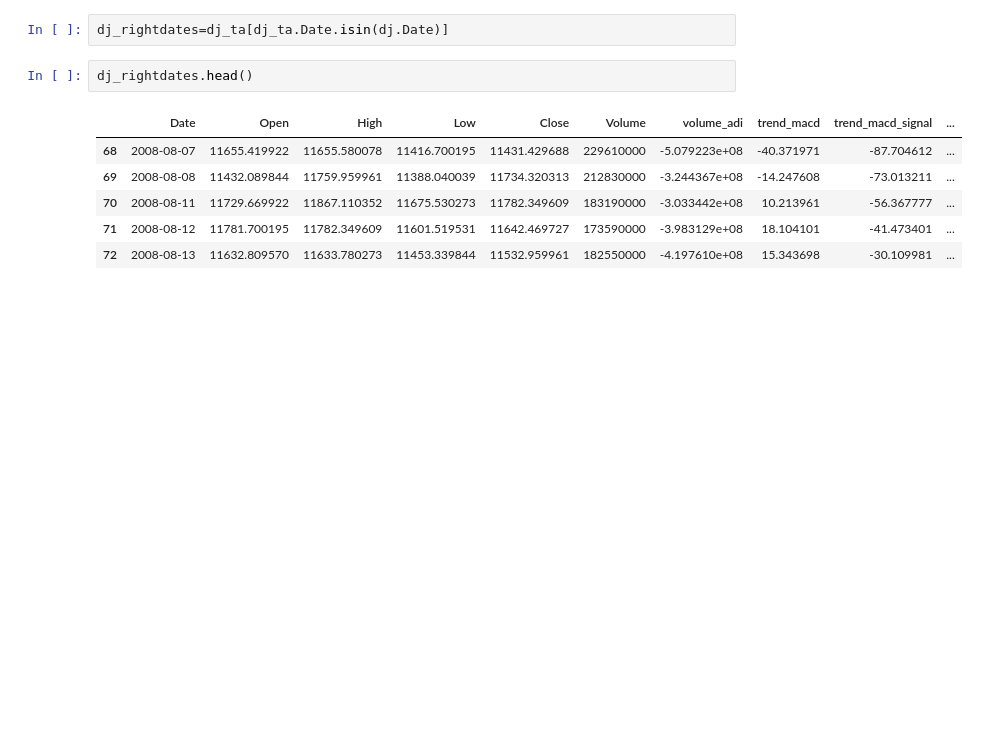
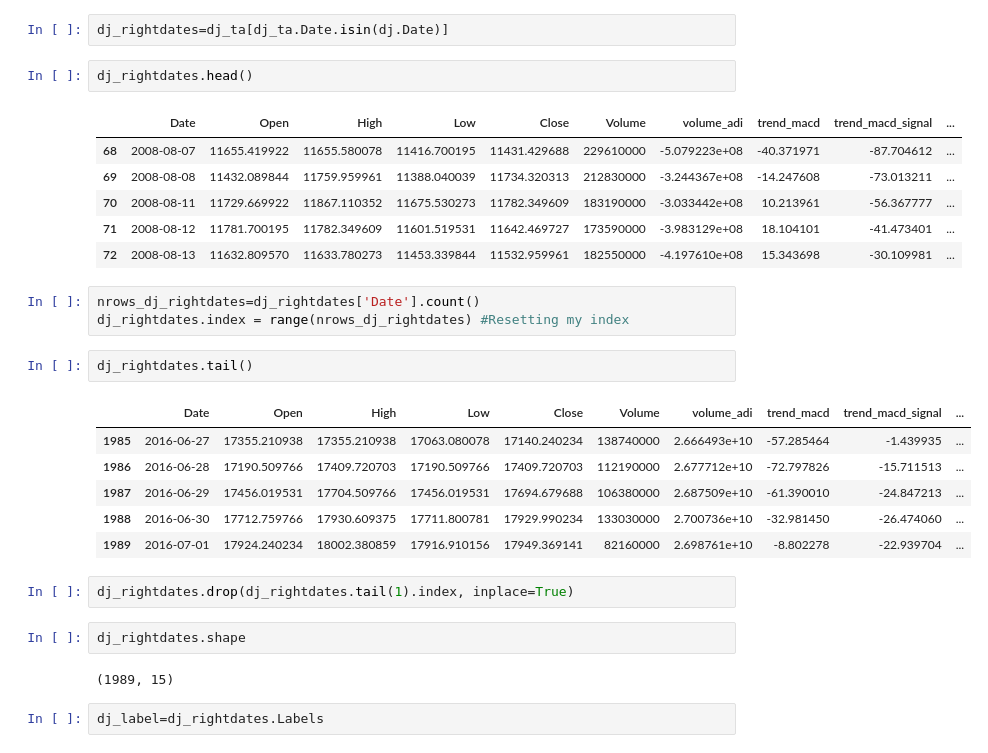
Before and after one commit to vishnugopu/Stock_predictions, a Jupyter notebook: StockPredictions.ipynb, the cells around one changed output. Drawn from its saved outputs; the diff is of its cells as text; blank space fills up the shorter version.

```diff
--- a/StockPredictions.ipynb
+++ b/StockPredictions.ipynb
@@ -378,3 +378,23 @@ dj_rightdates.head()
 | 70 | 2008-08-11 | 11729.669922 | 11867.110352 | 11675.530273 | 11782.349609 | 183190000 | -3.033442e+08 | 10.213961 | -56.367777 | ... |
 | 71 | 2008-08-12 | 11781.700195 | 11782.349609 | 11601.519531 | 11642.469727 | 173590000 | -3.983129e+08 | 18.104101 | -41.473401 | ... |
 | 72 | 2008-08-13 | 11632.809570 | 11633.780273 | 11453.339844 | 11532.959961 | 182550000 | -4.197610e+08 | 15.343698 | -30.109981 | ... |
+# %%
+nrows_dj_rightdates=dj_rightdates['Date'].count()
+dj_rightdates.index = range(nrows_dj_rightdates) #Resetting my index
+# %%
+dj_rightdates.tail()
+# %% [output]
+|  | Date | Open | High | Low | Close | Volume | volume_adi | trend_macd | trend_macd_signal | ... |
+| 1985 | 2016-06-27 | 17355.210938 | 17355.210938 | 17063.080078 | 17140.240234 | 138740000 | 2.666493e+10 | -57.285464 | -1.439935 | ... |
+| 1986 | 2016-06-28 | 17190.509766 | 17409.720703 | 17190.509766 | 17409.720703 | 112190000 | 2.677712e+10 | -72.797826 | -15.711513 | ... |
+| 1987 | 2016-06-29 | 17456.019531 | 17704.509766 | 17456.019531 | 17694.679688 | 106380000 | 2.687509e+10 | -61.390010 | -24.847213 | ... |
+| 1988 | 2016-06-30 | 17712.759766 | 17930.609375 | 17711.800781 | 17929.990234 | 133030000 | 2.700736e+10 | -32.981450 | -26.474060 | ... |
+| 1989 | 2016-07-01 | 17924.240234 | 18002.380859 | 17916.910156 | 17949.369141 | 82160000 | 2.698761e+10 | -8.802278 | -22.939704 | ... |
+# %%
+dj_rightdates.drop(dj_rightdates.tail(1).index, inplace=True)
+# %%
+dj_rightdates.shape
+# %% [output]
+(1989, 15)
+# %%
+dj_label=dj_rightdates.Labels
```
Also changed, not shown: parts of 12 cells of this notebook.
